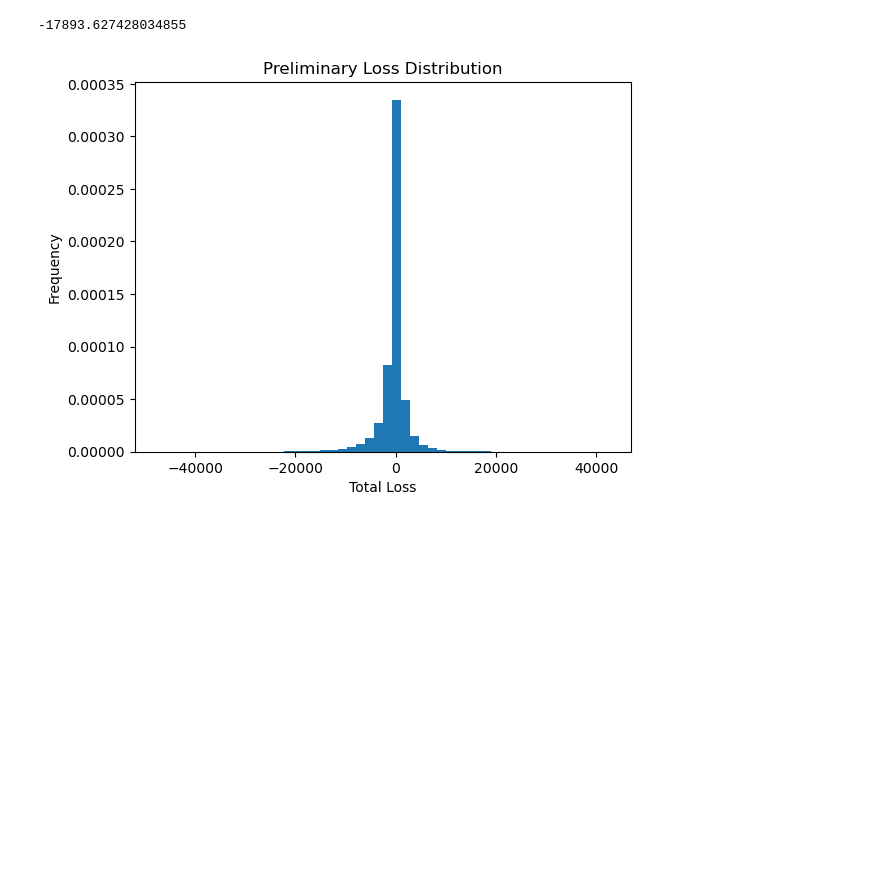
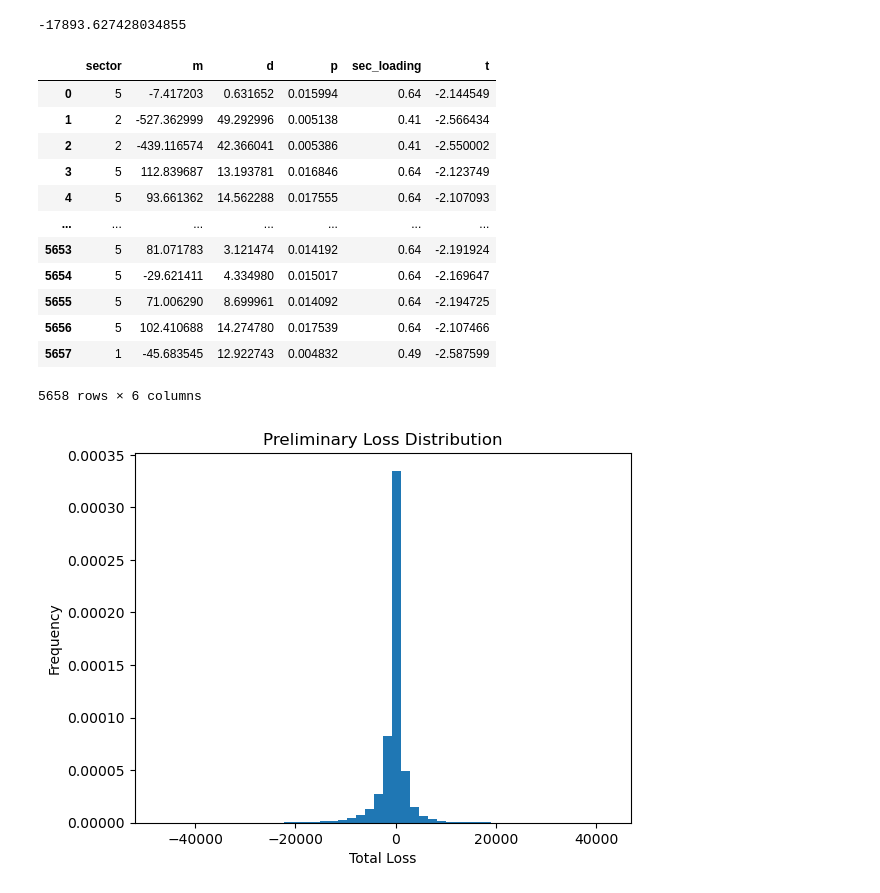
Before and after one commit to akrokosz/gs_quant_mc, a Jupyter notebook: doodles.ipynb, the cells around one changed output. Cells and saved outputs as stored; diff of their text form; code cells hidden in the pictures; blank space fills up the shorter version.

```diff
--- a/doodles.ipynb
+++ b/doodles.ipynb
@@ -30,6 +30,22 @@ VaR = sorted([-s for s in sample])[100]
 VaR
 # %% [output]
 -17893.627428034855
+# %%
+data
+# %% [output]
+|  | sector | m | d | p | sec_loading | t |
+| 0 | 5 | -7.417203 | 0.631652 | 0.015994 | 0.64 | -2.144549 |
+| 1 | 2 | -527.362999 | 49.292996 | 0.005138 | 0.41 | -2.566434 |
+| 2 | 2 | -439.116574 | 42.366041 | 0.005386 | 0.41 | -2.550002 |
+| 3 | 5 | 112.839687 | 13.193781 | 0.016846 | 0.64 | -2.123749 |
+| 4 | 5 | 93.661362 | 14.562288 | 0.017555 | 0.64 | -2.107093 |
+| ... | ... | ... | ... | ... | ... | ... |
+| 5653 | 5 | 81.071783 | 3.121474 | 0.014192 | 0.64 | -2.191924 |
+| 5654 | 5 | -29.621411 | 4.334980 | 0.015017 | 0.64 | -2.169647 |
+| 5655 | 5 | 71.006290 | 8.699961 | 0.014092 | 0.64 | -2.194725 |
+| 5656 | 5 | 102.410688 | 14.274780 | 0.017539 | 0.64 | -2.107466 |
+| 5657 | 1 | -45.683545 | 12.922743 | 0.004832 | 0.49 | -2.587599 |
+5658 rows × 6 columns
 # %%
 data.to_csv("data_baseline1.csv")
 # %%
```
Also changed, not shown: parts of 3 cells of this notebook.
